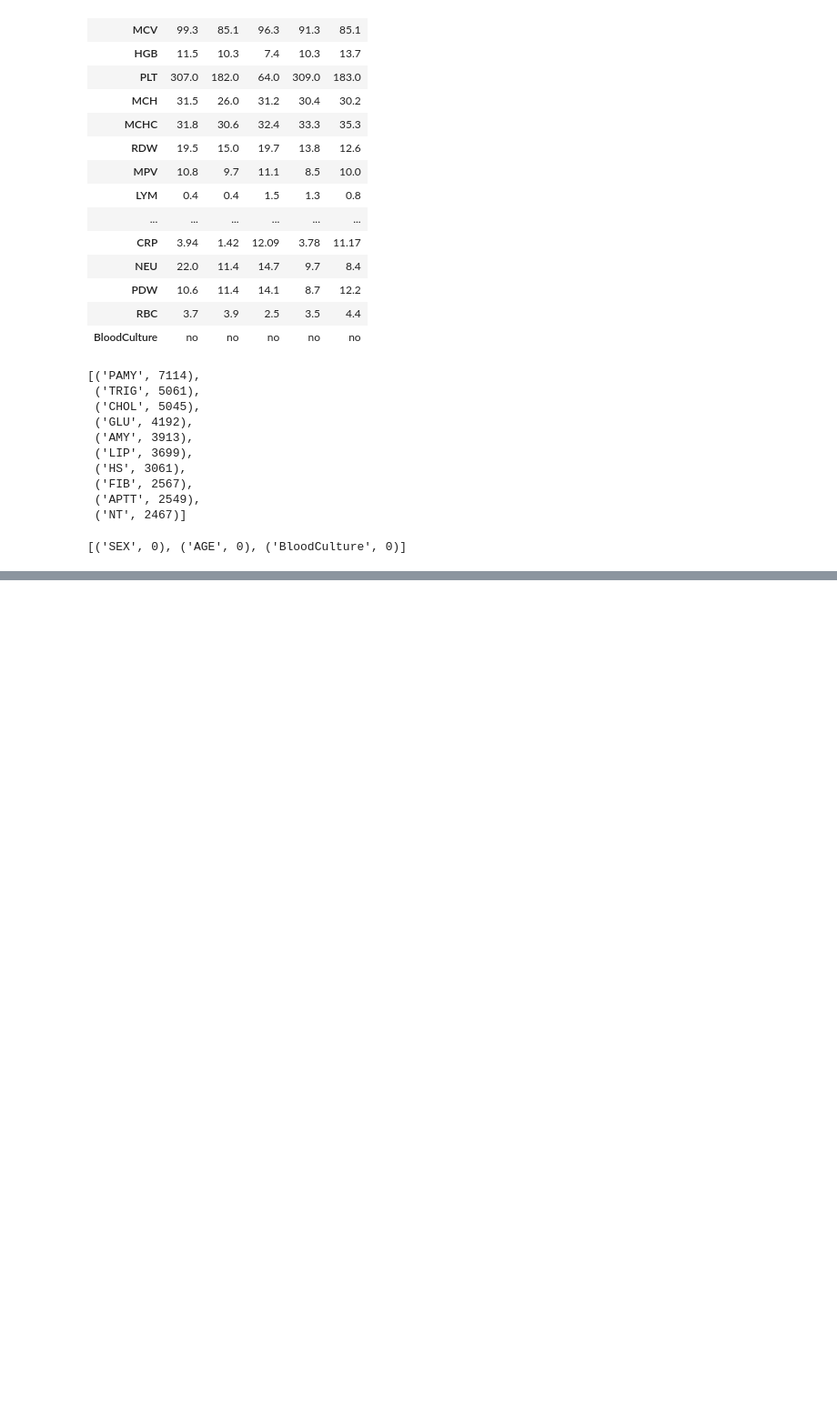
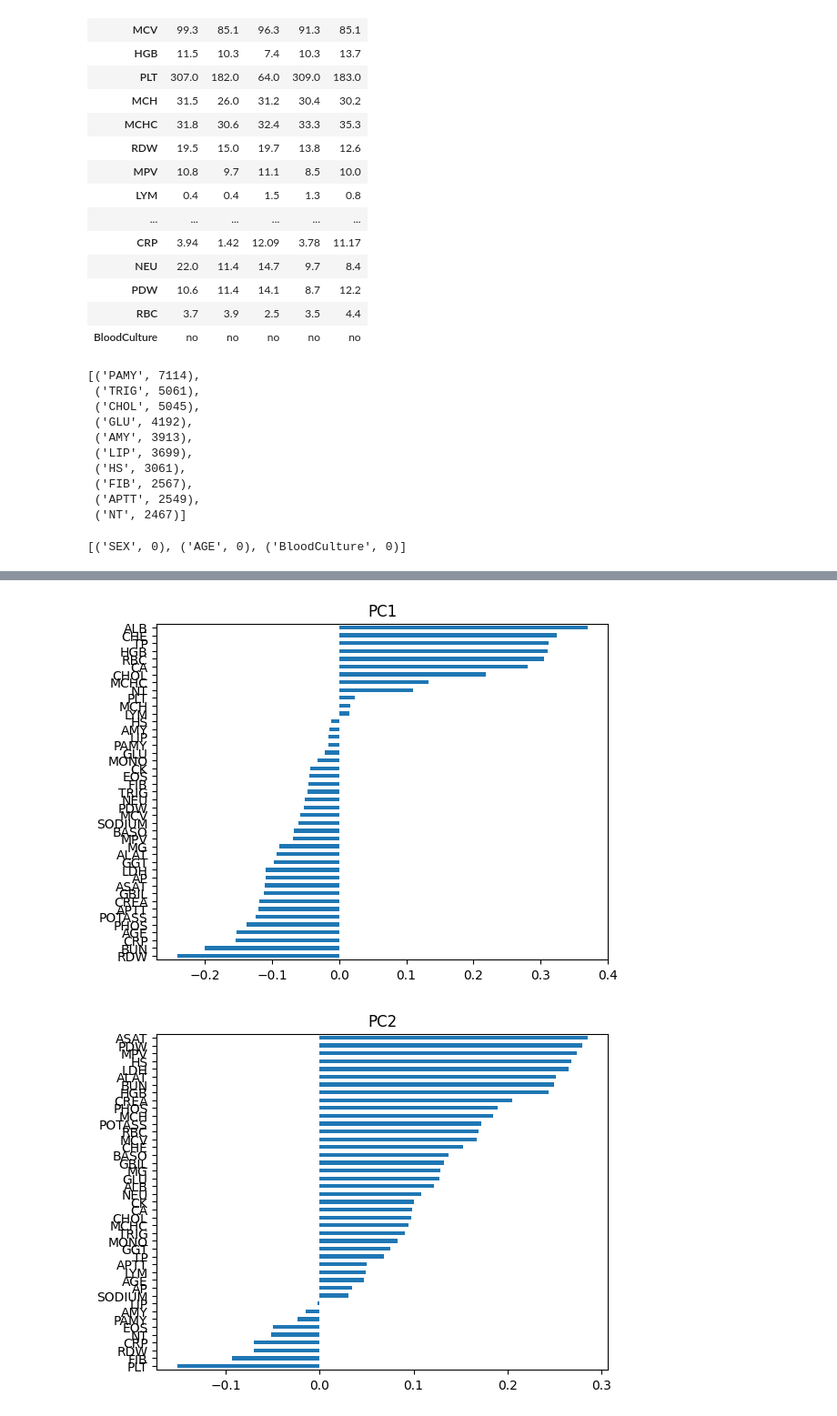
Before and after one commit to ZukoTom/descritpive-analysis-bacteremia, a Jupyter notebook: Untitled.ipynb, the cells around one changed output, grey strips where cells are left out. Shown at 91% size. Drawn from its saved outputs; the diff is of its cells as text; code cells hidden in the pictures; blank space fills up the shorter version.

```diff
--- a/Untitled.ipynb
+++ b/Untitled.ipynb
@@ -170,10 +326,0 @@ plt.title(f"PCA with {data.shape[-1]} variables");
-# %%
-from sklearn.cluster import KMeans
-
-array = []
-kmeans_i = KMeans(n_clusters=i, n_init=1, init='random').fit(scaled_data)
-for i in range(1,20):
-
-    inertie = kmeans_i.inertia_
-    array.append(inertie)
-plt.bar(range(1,20), array, color='violet');
@@ -181,0 +331,6 @@ plt.bar(range(1,20), array, color='violet');
+# %%
+# .components_ ndarray of shape (n_components, n_features)
+PC_names = [f"PC{i}" for i in range(1, len(pca.components_)+1)]
+comp = pca.components_
+#loadings means PC as a linear combination of original features
+loadings = pd.DataFrame(comp, index=PC_names, columns=pca_frame.columns)
@@ -181,0 +345,8 @@ plt.bar(range(1,20), array, color='violet');
+# %%
+for i in loadings.index[:3]:
+    loadings.loc[f"{i}"].sort_values().plot.barh()
+    plt.title(f"{i}")
+    plt.show()
+# %% [output]
+[figure, added]
+[figure, added]
```
Also changed, not shown: parts of 44 cells of this notebook.
